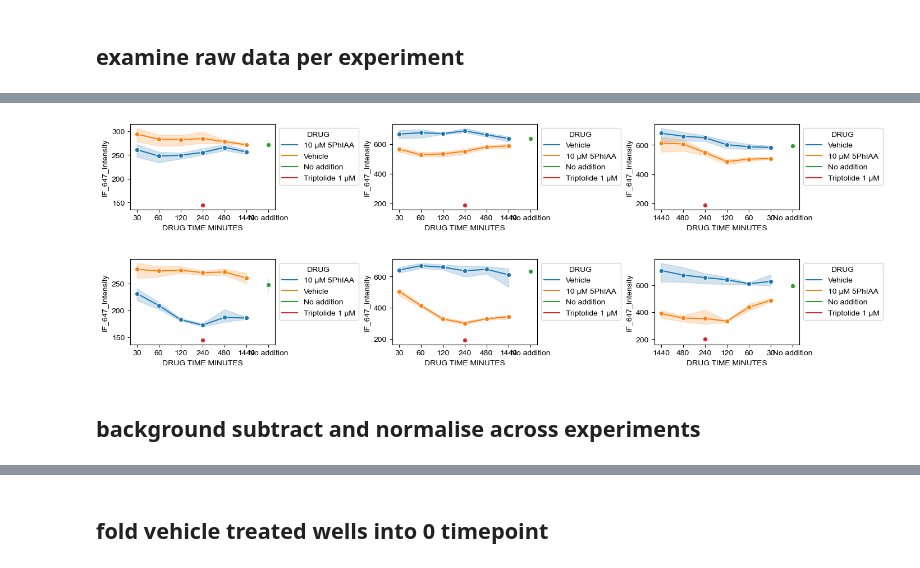
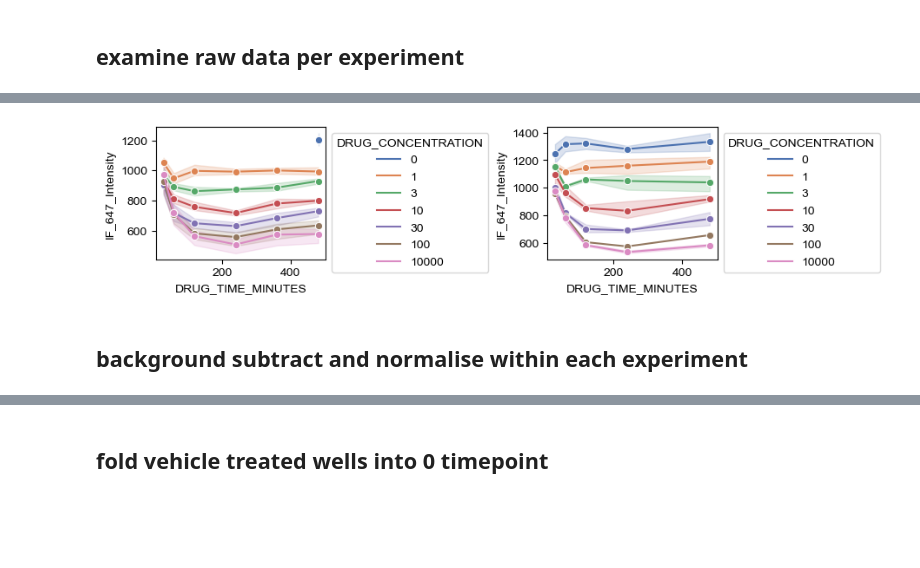
Before and after one commit to berrygroup/publications, a Jupyter notebook: 2026_POLR2A_homeostasis/Imaging/NikonSpinningDisk/mAC_mACmCh_TotalPolII/mAC_mACmChPOLR2A_TotalPolII.ipynb, the cells around one changed output, grey strips where cells are left out. Drawn from its saved outputs; the diff is of its cells as text; code cells hidden in the pictures; blank space fills up the shorter version.

```diff
--- a/2026_POLR2A_homeostasis/Imaging/NikonSpinningDisk/mAC_mACmCh_TotalPolII/mAC_mACmChPOLR2A_TotalPolII.ipynb
+++ b/2026_POLR2A_homeostasis/Imaging/NikonSpinningDisk/mAC_mACmCh_TotalPolII/mAC_mACmChPOLR2A_TotalPolII.ipynb
@@ -28,8 +26,8 @@ plt.rcParams['svg.fonttype'] = 'none'
 # %% [markdown]
 ## load layouts and check via plotting
 # %%
-Experiment1Layout = pd.read_csv("/home/z3536241/src/publications/2026_POLR2A_homeostasis/Imaging/NikonSpinningDisk/mACmChPOLR2A_TotalPolII/241021_mACmChPOLR2A_TotalPolII/METADATA/241021_mACmChPOLR2A_TotalPolII.csv")
-Experiment2Layout = pd.read_csv("/home/z3536241/src/publications/2026_POLR2A_homeostasis/Imaging/NikonSpinningDisk/mACmChPOLR2A_TotalPolII/241026_mACmChPOLR2A_TotalPolII/METADATA/241026_mACmChPOLR2A_TotalPolII.csv")
+Experiment1Layout = pd.read_csv("/home/z3536241/src/publications/2026_POLR2A_homeostasis/Imaging/NikonSpinningDisk/mAC_mACmCh_TotalPolII/260518_mAC_mACmCh_TotalPolII/METADATA/260518_mAC_mACmCh_TotalPolII.csv")
+Experiment2Layout = pd.read_csv("/home/z3536241/src/publications/2026_POLR2A_homeostasis/Imaging/NikonSpinningDisk/mAC_mACmCh_TotalPolII/260601_mAC_mACmCh_TotalPolII/METADATA/260601_mAC_mACmCh_TotalPolII.csv")
 # %% [markdown]
 ## load quantifcation files and assemble as individual dataframes
 # %%
@@ -167,12 +110,0 @@ IntensitiesByWell_Experiment1 = IntensitiesByWell_Experiment1.merge(Experiment1_
-# %%
-CountsByWell2 = Experiment2_Intensities.groupby('WELL').count()['NucleusArea'].reset_index()
-CountsByWell2.rename(columns = {'NucleusArea' : 'TotalNumberCells'}, inplace=True)
-IntensitiesByWell_Experiment2 = Experiment2_Intensities.groupby('WELL').mean().reset_index().merge(Experiment2Layout, how = 'left')
-IntensitiesByWell_Experiment2 = IntensitiesByWell_Experiment2.merge(CountsByWell2, how = 'left')
-IntensitiesByWell_Experiment2['EXPERIMENT'] = '251026_mACmChPOLR2A_TotalPolII'
-
-CountsByWell3 = Experiment3_Intensities.groupby('WELL').count()['NucleusArea'].reset_index()
-CountsByWell3.rename(columns = {'NucleusArea' : 'TotalNumberCells'}, inplace=True)
-IntensitiesByWell_Experiment3 = Experiment3_Intensities.groupby('WELL').mean().reset_index().merge(Experiment3Layout, how = 'left')
-IntensitiesByWell_Experiment3 = IntensitiesByWell_Experiment3.merge(CountsByWell3, how = 'left')
-IntensitiesByWell_Experiment3['EXPERIMENT'] = '251102_mACmChPOLR2A_TotalPolII'
@@ -224,4 +143 @@ IntensitiesByWell_Experiment2.query('CELL == "HCT116 OsTIRF74G mAC/mCh-POLR2A Cl
-# %%
-# well G16 in Experiment2 clear outlier, exclude, likely error in drug addition
-IntensitiesByWell_Experiment2 = IntensitiesByWell_Experiment2.query('WELL != "G16"')
 # %%
@@ -318,64 +203,25 @@ IntensitiesByWell_Experiment2[IntensitiesByWell_Experiment2['DRUG TIME MINUTES']
-# %%
-# well I21 in Experiment2 clear outlier, exclude, likely error in drug addition
-IntensitiesByWell_Experiment2 = IntensitiesByWell_Experiment2.query('WELL != "I21"')
 # %%
-f, a = plt.subplots(ncols = 3, figsize = (14,2), layout = 'constrained')
+f, a = plt.subplots(ncols = 2, figsize = (9,2), layout = 'constrained')
 
-h = sns.lineplot(IntensitiesByWell_Experiment1.query('CELL == "HCT116 OsTIRF74G mAC/mCh-POLR2A Clone 1"'),
-             x = 'DRUG TIME MINUTES',
+h = sns.lineplot(IntensitiesByWell_Experiment1.query('CELL == "HCT116 OsTIRF74G mAC-POLR2A Clone 5"'),
+             x = 'DRUG_TIME_MINUTES',
              y = 'IF_647_Intensity',
-             hue = 'DRUG',
+             hue = 'DRUG_CONCENTRATION', palette = 'deep',
              marker = 'o',
              ax = a[0])
 sns.move_legend(h, 'upper left', bbox_to_anchor = (1,1))
 
-h = sns.lineplot(IntensitiesByWell_Experiment2.query('CELL == "HCT116 OsTIRF74G mAC/mCh-POLR2A Clone 1"'),
-             x = 'DRUG TIME MINUTES',
+h = sns.lineplot(IntensitiesByWell_Experiment2.query('CELL == "HCT116 OsTIRF74G mAC-POLR2A Clone 5"'),
+             x = 'DRUG_TIME_MINUTES',
              y = 'IF_647_Intensity',
-             hue = 'DRUG',
+             hue = 'DRUG_CONCENTRATION', palette = 'deep',
              marker = 'o',
              ax = a[1])
 sns.move_legend(h, 'upper left', bbox_to_anchor = (1,1))
-
-h = sns.lineplot(IntensitiesByWell_Experiment3.query('CELL == "HCT116 OsTIRF74G mAC/mCh-POLR2A Clone 1"'),
-             x = 'DRUG TIME MINUTES',
-             y = 'IF_647_Intensity',
-             hue = 'DRUG',
-             marker = 'o',
-             ax = a[2])
-sns.move_legend(h, 'upper left', bbox_to_anchor = (1,1))
 # %% [output]
-[figure, old version]
+[figure, new version]
-# %%
-f, a = plt.subplots(ncols = 3, figsize = (14,2), layout = 'constrained')
-
-h = sns.lineplot(IntensitiesByWell_Experiment1.query('CELL == "HCT116 OsTIRF74G mAC-POLR2A-delHyg Clone 5"'),
-             x = 'DRUG TIME MINUTES',
-             y = 'IF_647_Intensity',
-             hue = 'DRUG',
-             marker = 'o',
-             ax = a[0])
-sns.move_legend(h, 'upper left', bbox_to_anchor = (1,1))
-
-h = sns.lineplot(IntensitiesByWell_Experiment2.query('CELL == "HCT116 OsTIRF74G mAC-POLR2A-delHyg Clone 5"'),
-             x = 'DRUG TIME MINUTES',
-             y = 'IF_647_Intensity',
-             hue = 'DRUG',
-             marker = 'o',
-             ax = a[1])
-sns.move_legend(h, 'upper left', bbox_to_anchor = (1,1))
-
-h = sns.lineplot(IntensitiesByWell_Experiment3.query('CELL == "HCT116 OsTIRF74G mAC-POLR2A-delHyg Clone 5"'),
-             x = 'DRUG TIME MINUTES',
-             y = 'IF_647_Intensity',
-             hue = 'DRUG',
-             marker = 'o',
-             ax = a[2])
-sns.move_legend(h, 'upper left', bbox_to_anchor = (1,1))
-# %% [output]
-[figure, removed]
 # %% [markdown]
-## background subtract and normalise across experiments
+## background subtract and normalise within each experiment
 # %%
 E1_GFP_Zero = IntensitiesByWell_Experiment1.query('CELL == "HCT116 OsTIRF74G"').GFP_488_Intensity.mean()
 E2_GFP_Zero = IntensitiesByWell_Experiment2.query('CELL == "HCT116 OsTIRF74G"').GFP_488_Intensity.mean()
```
Also changed, not shown: parts of 47 cells of this notebook, 4 other files.
